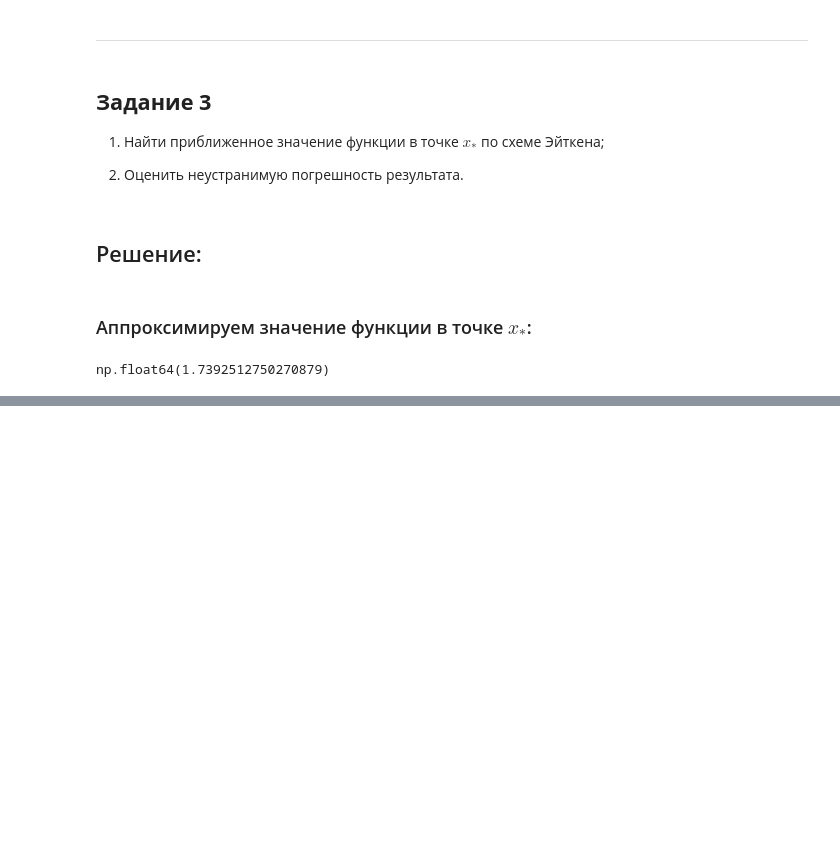
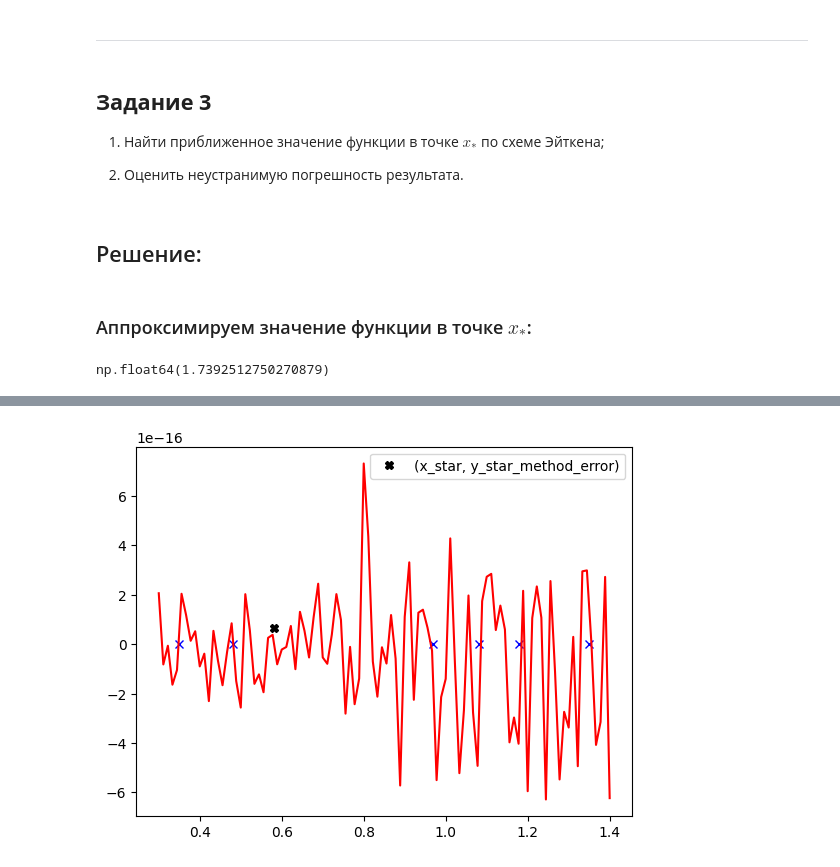
Before and after one commit to akshin-kuvshin/numerical-methods, a Jupyter notebook: lab2/lab2.ipynb, the cells around one changed output, grey strips where cells are left out. Cells and saved outputs as stored; diff of their text form; code cells hidden in the pictures; blank space fills up the shorter version.

```diff
--- a/lab2/lab2.ipynb
+++ b/lab2/lab2.ipynb
@@ -233,0 +361,38 @@ np.float64(1.7392512750270879)
+# %%
+def get_f_newton_method_error(x_0):
+    error = 1.
+    for i in range(n):
+        error *= x_0 - x[i]
+
+    # считаем дополнительную верхнюю строку (-1-ую = минус первую) в таблице разделённых разностей f
+    # fx[k] = f(x, x_0, x_1, ..., x_{k-2}, x_{k-1}) - разделённая разность k-того порядка
+    fx = []
+    for k in range(n + 1):
+        if k == 0:
+            fx.append(f_newton(x_0)) # по-хорошему здесь нужно истинное значение исходной функции в точке x_0,
+                                     # но, за неимением лучшего варианта, примем его за значение интерполяции
+                                     # в той же точке - этим объясняется порядок 1e-16 на графике (по сути,
+                                     # вычисляем модифицированную машинную погрешность)
+        else: # k >= 1
+            fx.append((f[0][k - 1] - fx[k - 1]) / (x[k - 1] - x_0))
+
+    error *= fx[-1]
+    return error
+# %%
+y_method_error = np.zeros_like(x) # не можем посчитать через get_f_newton_method_error,
+                                  # потому что разделённая разность, два аргумента которой равны, не определена,
+                                  # поэтому условно примем вычислительную погрешность интерполяции
+                                  # в известных нам узлах (x_i, y_i) за 0 (ноль)
+for x_i, dy_i in zip(x, y_method_error):
+    plt.plot(x_i, dy_i, 'x', color='blue')
+
+y_star_method_error = get_f_newton_method_error(x_star)
+plt.plot(x_star, y_star_method_error, 'X', color='black', label='(x_star, y_star_method_error)')
+
+y__method_error = np.array(list(map(get_f_newton_method_error, x_)))
+plt.plot(x_, y__method_error, '-', color='red')
+
+plt.legend()
+plt.show()
+# %% [output]
+[figure, added]
```
Also changed, not shown: parts of 34 cells of this notebook.
